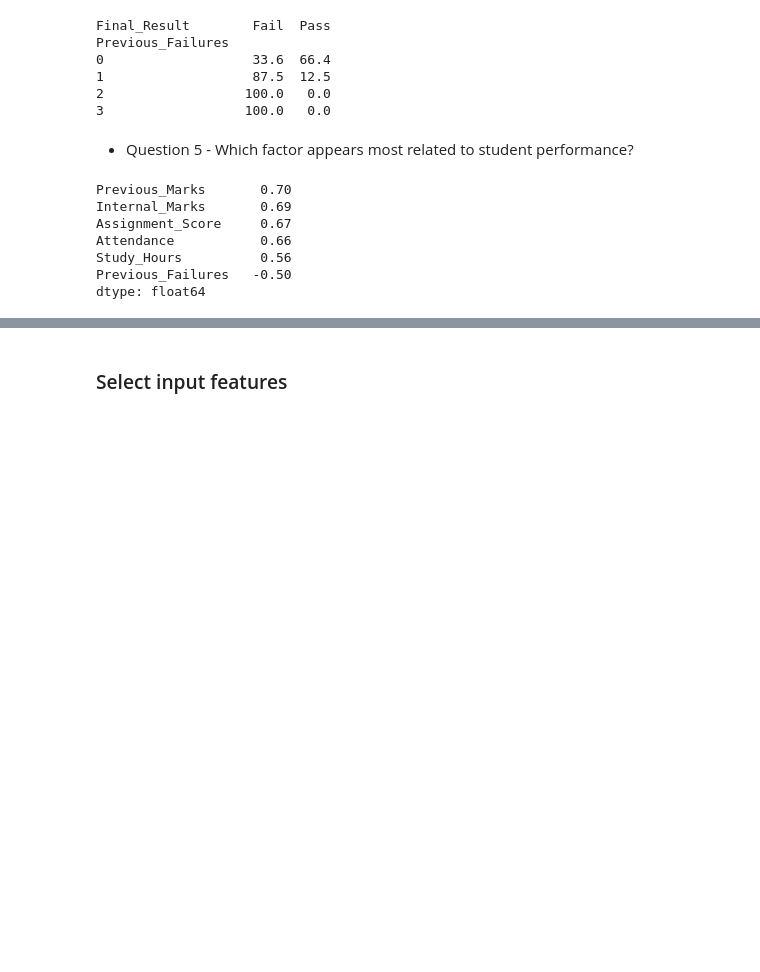
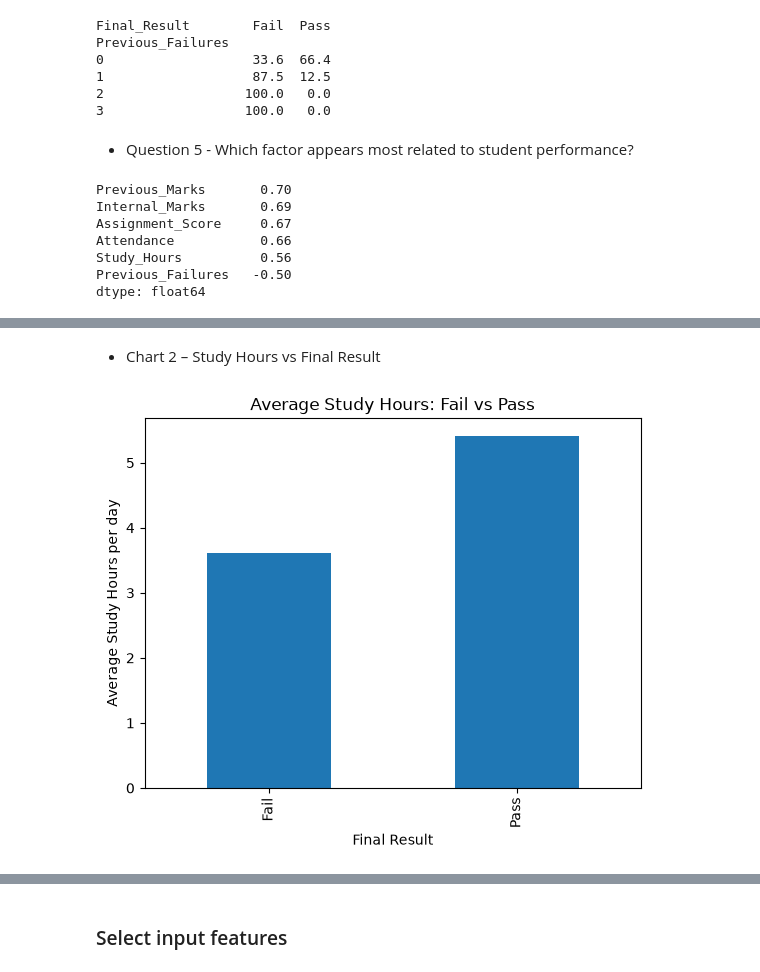
Before and after one commit to Pratik5767/Student-Performance-Prediction-Academic-Analysis-System, a Jupyter notebook: student_performance_perdiction.ipynb, the cells around one changed output, grey strips where cells are left out. Saved outputs shown, nothing was run; the diff lists cells and outputs as text; code cells hidden in the pictures; blank space fills up the shorter version.

```diff
--- a/student_performance_perdiction.ipynb
+++ b/student_performance_perdiction.ipynb
@@ -231,0 +248,14 @@ dtype: float64
+# %% [markdown]
+- Chart 2 – Study Hours vs Final Result
+# %%
+average_study_hours = clean.groupby("Final_Result")["Study_Hours"].mean()
+
+average_study_hours.plot(kind="bar")
+
+plt.title("Average Study Hours: Fail vs Pass")
+plt.xlabel("Final Result")
+plt.ylabel("Average Study Hours per day")
+
+plt.show()
+# %% [output]
+[figure, added]
```
Also changed, not shown: parts of 48 cells of this notebook.
